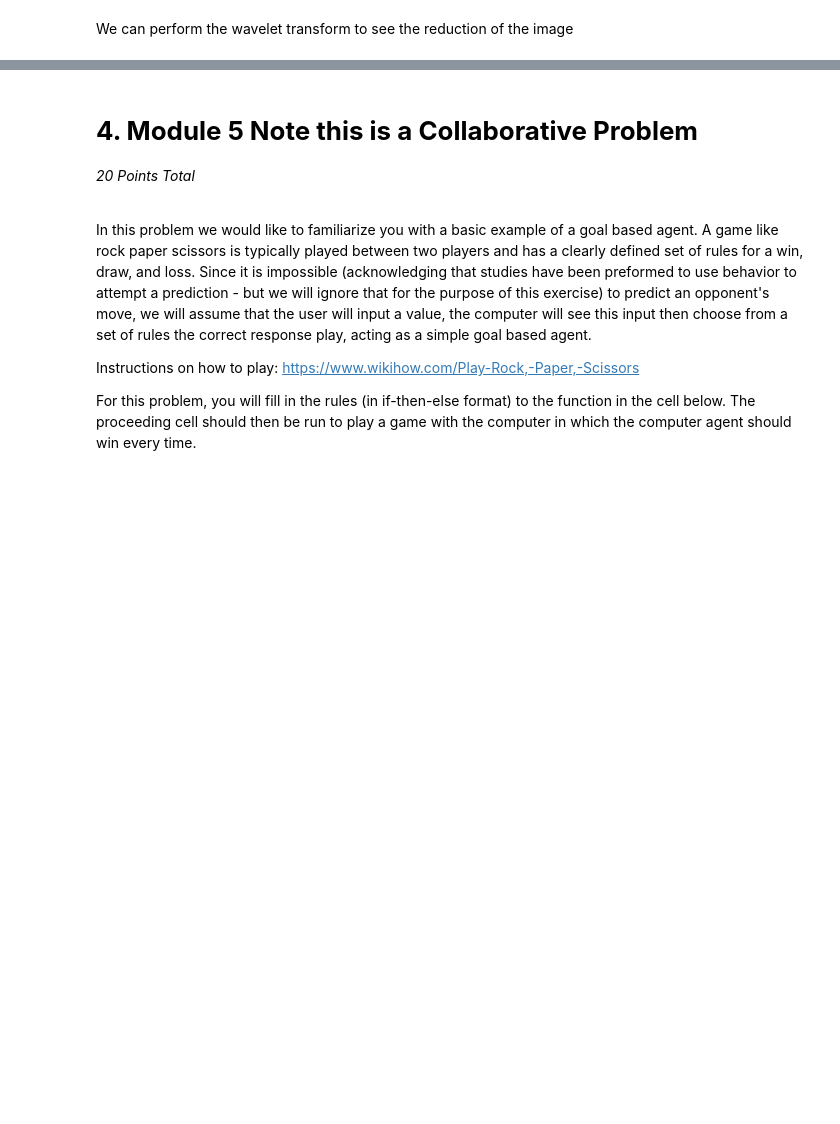
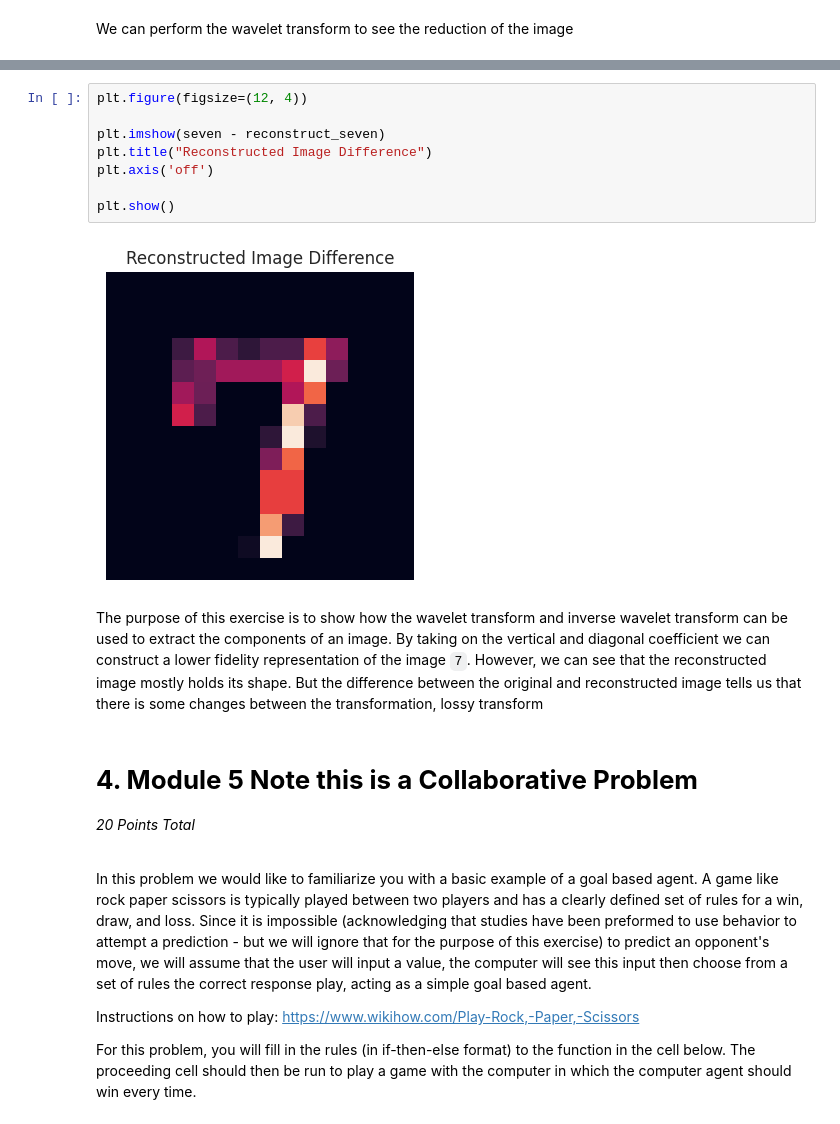
Before and after one commit to DrewRosales/algorithmsForDataScience, a Jupyter notebook: hw/hw2/HW2.ipynb, the cells around one changed output, grey strips where cells are left out. Drawn from its saved outputs; the diff is of its cells as text; blank space fills up the shorter version.

```diff
--- a/hw/hw2/HW2_v2024-02-08.ipynb
+++ b/hw/hw2/HW2.ipynb
@@ -335,3 +398,15 @@ We can perform the wavelet transform to see the reduction of the image
+# %%
+plt.figure(figsize=(12, 4))
+
+plt.imshow(seven - reconstruct_seven)
+plt.title("Reconstructed Image Difference")
+plt.axis('off')
+
+plt.show()
+# %% [output]
+[figure, added]
+# %% [markdown]
+The purpose of this exercise is to show how the wavelet transform and inverse wavelet transform can be used to extract the components of an image. By taking on the vertical and diagonal coefficient we can construct a lower fidelity representation of the image `7`. However, we can see that the reconstructed image mostly holds its shape. But the difference between the original and reconstructed image tells us that there is some changes between the transformation, lossy transform
 # %% [markdown]
 # __4. Module 5 Note this is a Collaborative Problem__<br>
 *20 Points Total*<br><br>
```
Also changed, not shown: parts of 13 cells of this notebook, 2 other files.
